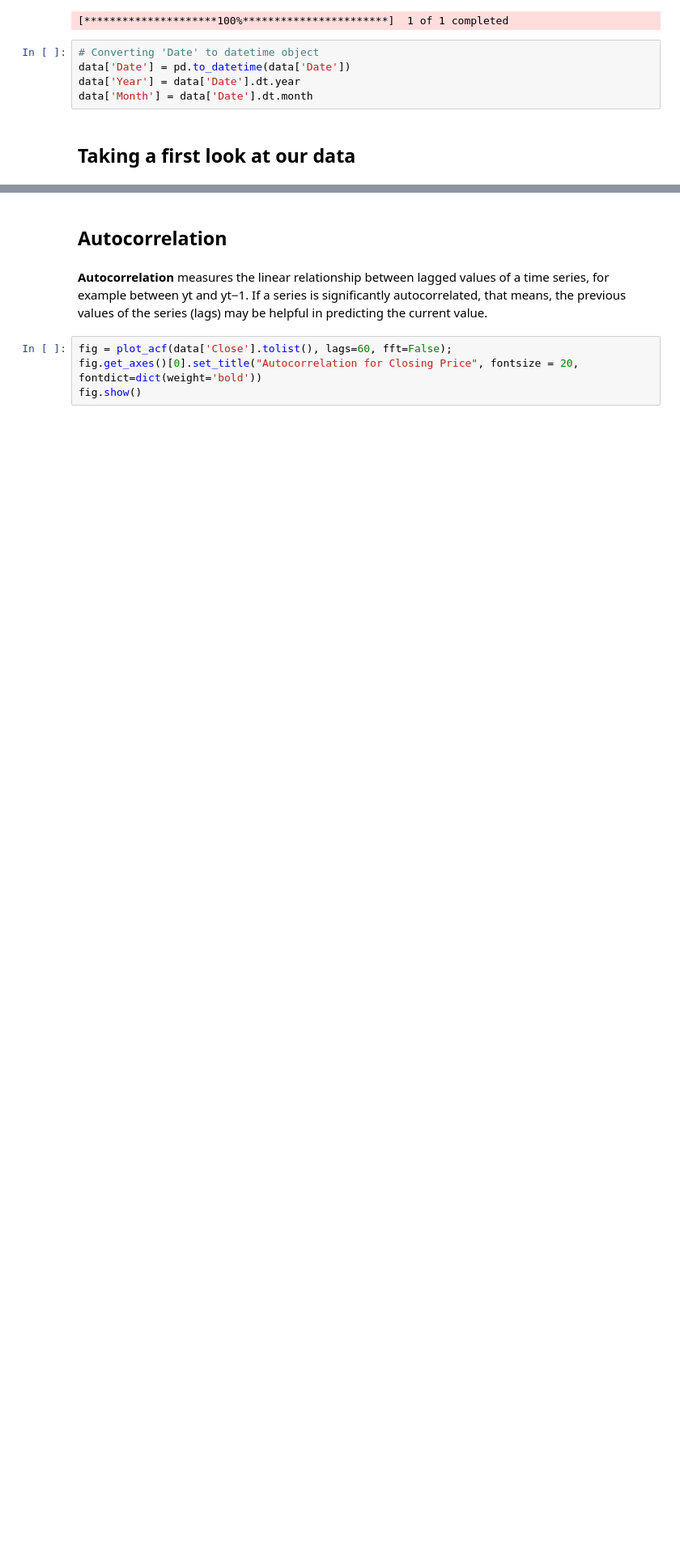
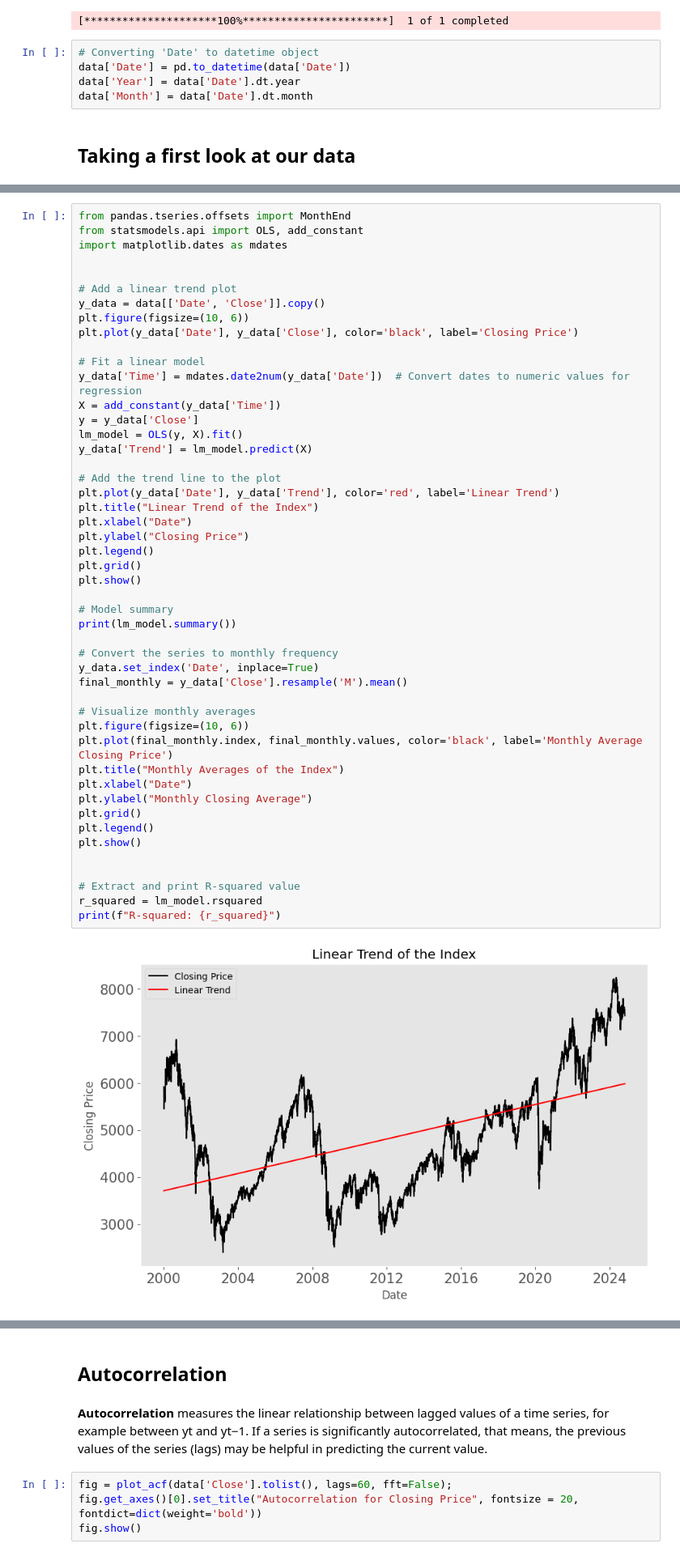
Before and after one commit to mathis-blln/projet_STA, a Jupyter notebook: Descriptive_analysis.ipynb, the cells around one changed output, grey strips where cells are left out. Shown at 81% size. Cells and saved outputs as stored; diff of their text form; blank space fills up the shorter version.

```diff
--- a/Descriptive_analysis.ipynb
+++ b/Descriptive_analysis.ipynb
@@ -101,0 +104,50 @@ plt.show()
+# %%
+from pandas.tseries.offsets import MonthEnd
+from statsmodels.api import OLS, add_constant
+import matplotlib.dates as mdates
+
+
+# Add a linear trend plot
+y_data = data[['Date', 'Close']].copy()
+plt.figure(figsize=(10, 6))
+plt.plot(y_data['Date'], y_data['Close'], color='black', label='Closing Price')
+
+# Fit a linear model
+y_data['Time'] = mdates.date2num(y_data['Date'])  # Convert dates to numeric values for regression
+X = add_constant(y_data['Time'])
+y = y_data['Close']
+lm_model = OLS(y, X).fit()
+y_data['Trend'] = lm_model.predict(X)
+
+# Add the trend line to the plot
+plt.plot(y_data['Date'], y_data['Trend'], color='red', label='Linear Trend')
+plt.title("Linear Trend of the Index")
+plt.xlabel("Date")
+plt.ylabel("Closing Price")
+plt.legend()
+plt.grid()
+plt.show()
+
+# Model summary
+print(lm_model.summary())
+
+# Convert the series to monthly frequency
+y_data.set_index('Date', inplace=True)
+final_monthly = y_data['Close'].resample('M').mean()
+
+# Visualize monthly averages
+plt.figure(figsize=(10, 6))
+plt.plot(final_monthly.index, final_monthly.values, color='black', label='Monthly Average Closing Price')
+plt.title("Monthly Averages of the Index")
+plt.xlabel("Date")
+plt.ylabel("Monthly Closing Average")
+plt.grid()
+plt.legend()
+plt.show()
+
+
+# Extract and print R-squared value
+r_squared = lm_model.rsquared
+print(f"R-squared: {r_squared}")
+# %% [output]
+[figure, added]
```
Also changed, not shown: parts of 12 cells of this notebook, 7 other files.
